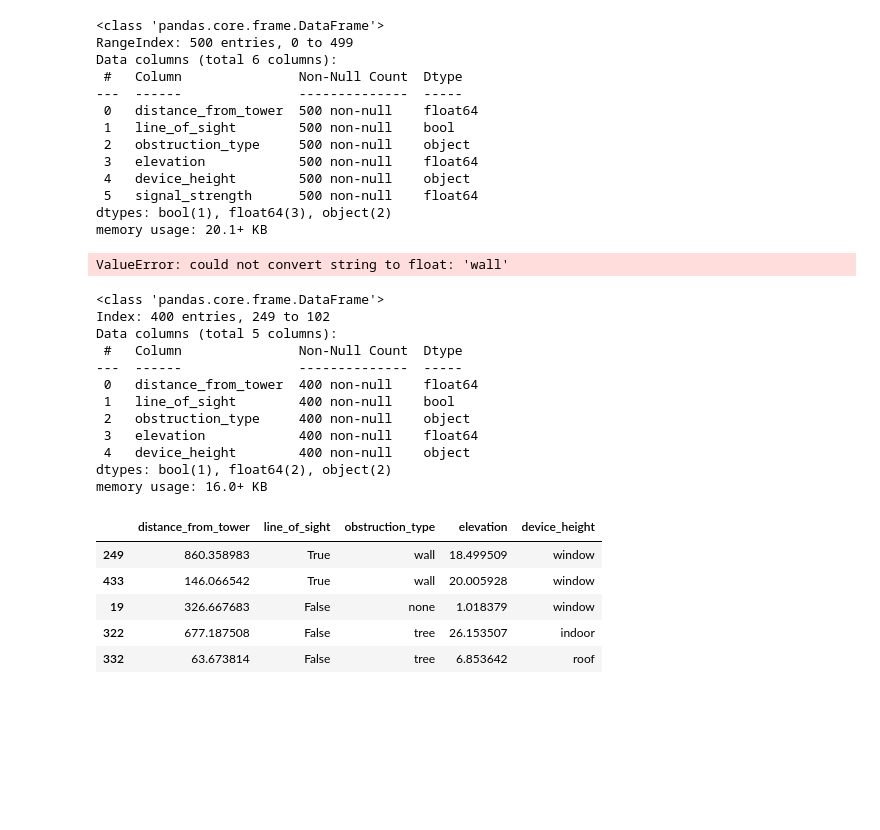
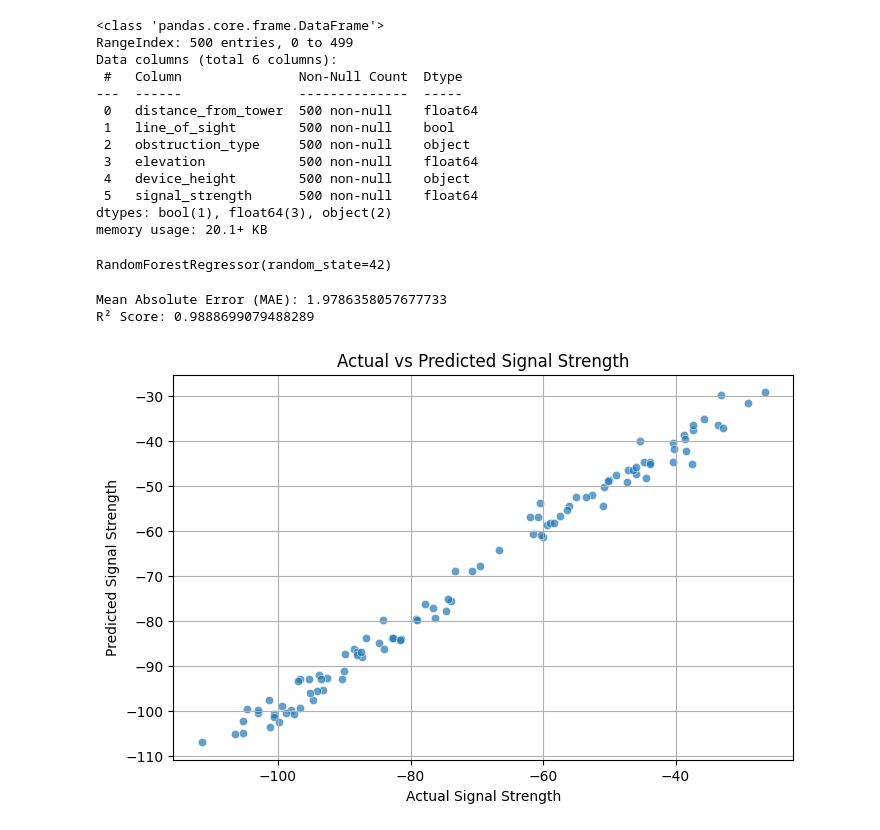
Before and after one commit to padaungthar/ai-based-telecom, a Jupyter notebook: ai-based_RSSI_Predication.ipynb, the cells around one changed output. Drawn from its saved outputs; the diff is of its cells as text; code cells hidden in the pictures; blank space fills up the shorter version.

```diff
--- a/ai-based_RSSI_Predication.ipynb
+++ b/ai-based_RSSI_Predication.ipynb
@@ -55,38 +60,41 @@ Data columns (total 6 columns):
  5   signal_strength      500 non-null    float64
 dtypes: bool(1), float64(3), object(2)
 memory usage: 20.1+ KB
+# %%
+# 🧹 Step 3: Preprocess the Data
+df_encoded = pd.get_dummies(df, columns=['obstruction_type', 'device_height'], drop_first=True)
+
+X = df_encoded.drop("signal_strength", axis=1)
+y = df_encoded["signal_strength"]
+
+scaler = StandardScaler()
+X_scaled = scaler.fit_transform(X)
 # %%
-from sklearn.model_selection import train_test_split
-X = df.drop('signal_strength', axis=1)
-y = df['signal_strength']
-X_train, X_test, y_train, y_test = train_test_split(X, y, test_size=0.2, random_state=42)
+# 🔀 Step 4: Train-Test Split
+X_train, X_test, y_train, y_test = train_test_split(X_scaled, y, test_size=0.2, random_state=42)
-# %%
-from sklearn.ensemble import RandomForestRegressor
-model = RandomForestRegressor()
-model.fit(X_train, y_train)
-# %% [output]
-ValueError: could not convert string to float: 'wall'
-# %%
-X_train.info()
-# %% [output]
-<class 'pandas.core.frame.DataFrame'>
-Index: 400 entries, 249 to 102
-Data columns (total 5 columns):
- #   Column               Non-Null Count  Dtype
----  ------               --------------  -----
- 0   distance_from_tower  400 non-null    float64
- 1   line_of_sight        400 non-null    bool
- 2   obstruction_type     400 non-null    object
- 3   elevation            400 non-null    float64
- 4   device_height        400 non-null    object
-dtypes: bool(1), float64(2), object(2)
-memory usage: 16.0+ KB
-# %%
-X_train.head()
-# %% [output]
-|  | distance_from_tower | line_of_sight | obstruction_type | elevation | device_height |
-| 249 | 860.358983 | True | wall | 18.499509 | window |
-| 433 | 146.066542 | True | wall | 20.005928 | window |
-| 19 | 326.667683 | False | none | 1.018379 | window |
-| 322 | 677.187508 | False | tree | 26.153507 | indoor |
-| 332 | 63.673814 | False | tree | 6.853642 | roof |
+# %%
+# 🧠 Step 5: Train the Model
+model = RandomForestRegressor(n_estimators=100, random_state=42)
+model.fit(X_train, y_train)
+# %% [output]
+RandomForestRegressor(random_state=42)
+# %%
+# 📈 Step 6: Evaluate the Model
+y_pred = model.predict(X_test)
+
+print("Mean Absolute Error (MAE):", mean_absolute_error(y_test, y_pred))
+print("R² Score:", r2_score(y_test, y_pred))
+# %% [output]
+Mean Absolute Error (MAE): 1.9786358057677733
+R² Score: 0.9888699079488289
+# %%
+# 📊 Step 7: Visualize Prediction vs Actual
+plt.figure(figsize=(8,5))
+sns.scatterplot(x=y_test, y=y_pred, alpha=0.7)
+plt.xlabel("Actual Signal Strength")
+plt.ylabel("Predicted Signal Strength")
+plt.title("Actual vs Predicted Signal Strength")
+plt.grid(True)
+plt.show()
+# %% [output]
+[figure, added]
```
Also changed, not shown: parts of 4 cells of this notebook.
